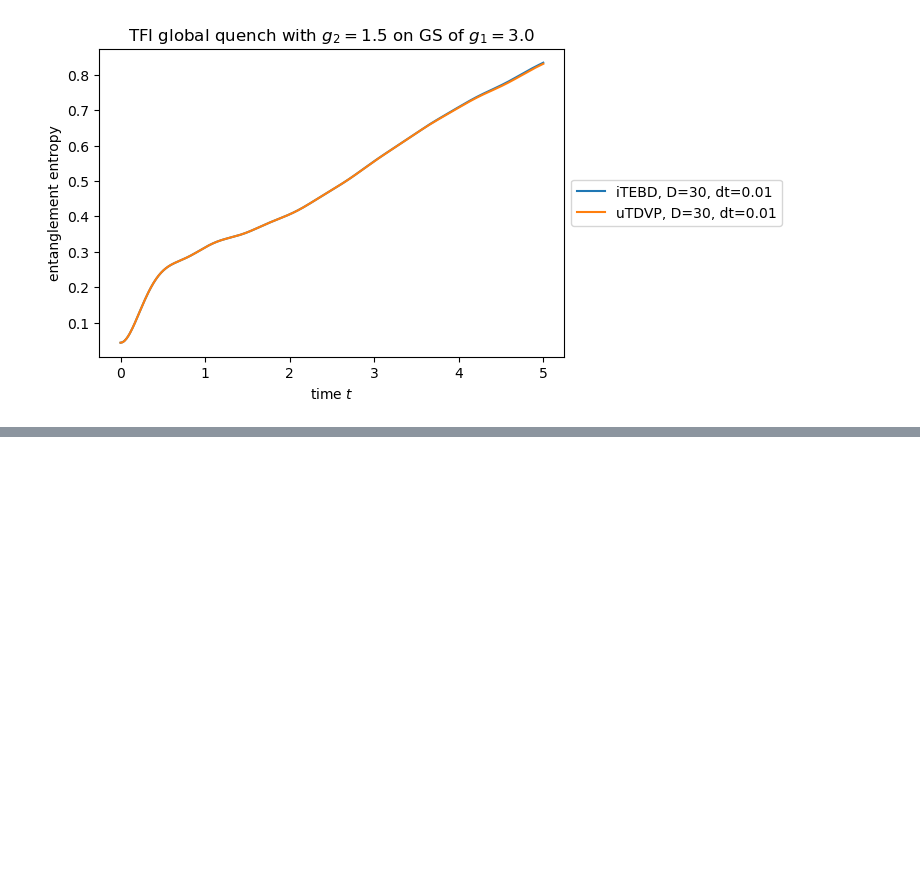
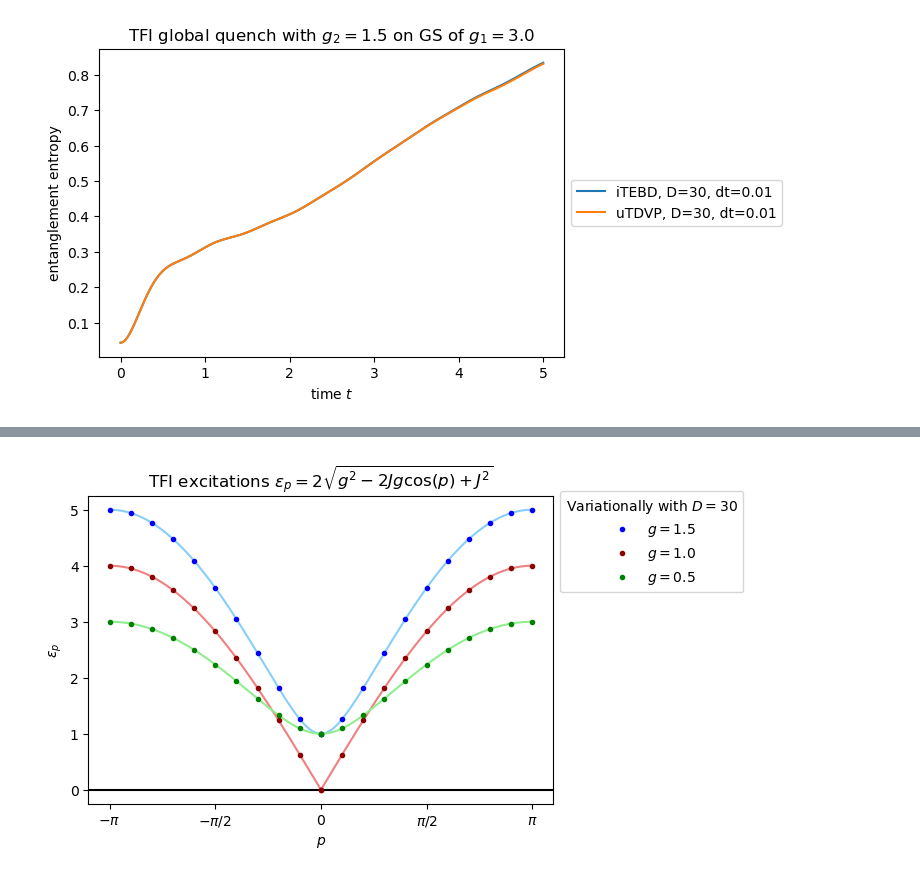
Before and after one commit to tenpy/tenpy_toycodes, a Jupyter notebook: solutions_uniform_toycodes.ipynb, the cells around one changed output, grey strips where cells are left out. Cells and saved outputs as stored; diff of their text form; code cells hidden in the pictures; blank space fills up the shorter version.

```diff
--- a/solutions_uniform_toycodes.ipynb
+++ b/solutions_uniform_toycodes.ipynb
@@ -531,0 +637,5 @@ plt.show()
+# %%
+D = 30
+ps_exact, es_exact_para, ps, es_para = get_tfi_spectrum(g=1.5, D=D)
+_, es_exact_crit, _, es_crit = get_tfi_spectrum(g=1.0, D=D)
+_, es_exact_ferro, _, es_ferro = get_tfi_spectrum(g=0.5, D=D)
@@ -531,0 +660,17 @@ plt.show()
+# %%
+plt.figure(figsize=(6, 4))
+plt.title(r"TFI excitations $\epsilon_p = 2 \sqrt{g^2 - 2Jg\cos(p) + J^2}$")
+plt.xticks(np.arange(-np.pi, 3*np.pi/2, np.pi/2),[r"$-\pi$",r"$-\pi /2$", r"$0$", r"$\pi /2$",r"$\pi$"])
+plt.axhline(y=0., color="black")
+plt.plot(ps_exact, es_exact_para, color="lightskyblue")
+plt.plot(ps, es_para, ".", color="blue", label=r"$g = 1.5$")
+plt.plot(ps_exact, es_exact_crit, color="lightcoral")
+plt.plot(ps, es_crit, ".", color="darkred", label=r"$g = 1.0$")
+plt.plot(ps_exact, es_exact_ferro, color="lightgreen")
+plt.plot(ps, es_ferro, ".", color="green", label=r"$g = 0.5$")
+plt.xlabel(r"$p$")
+plt.ylabel(r"$\epsilon_p$")
+plt.legend(title=f"Variationally with $D = {D}$", loc='center left', bbox_to_anchor=(1, 0.85))
+plt.show()
+# %% [output]
+[figure, added]
```
Also changed, not shown: parts of 39 cells of this notebook.
